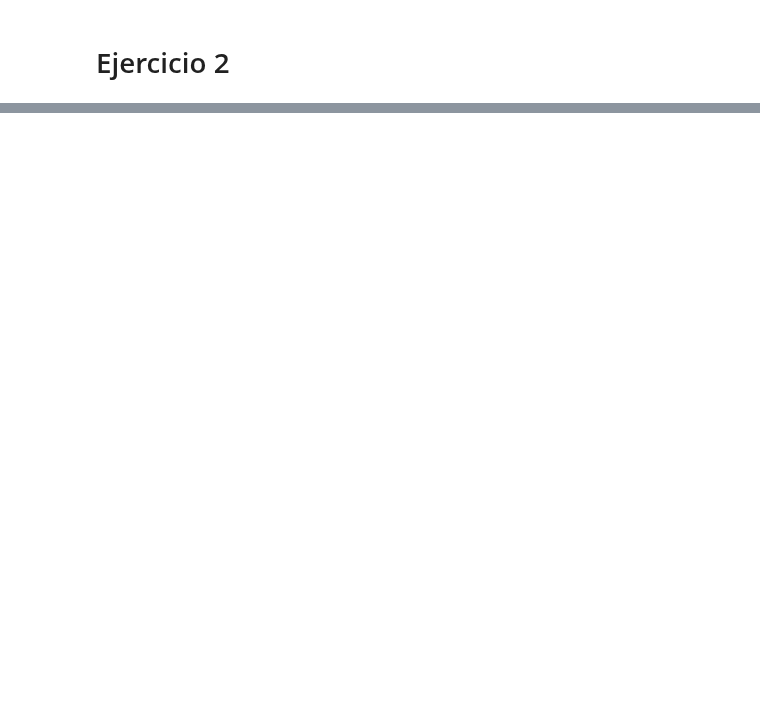
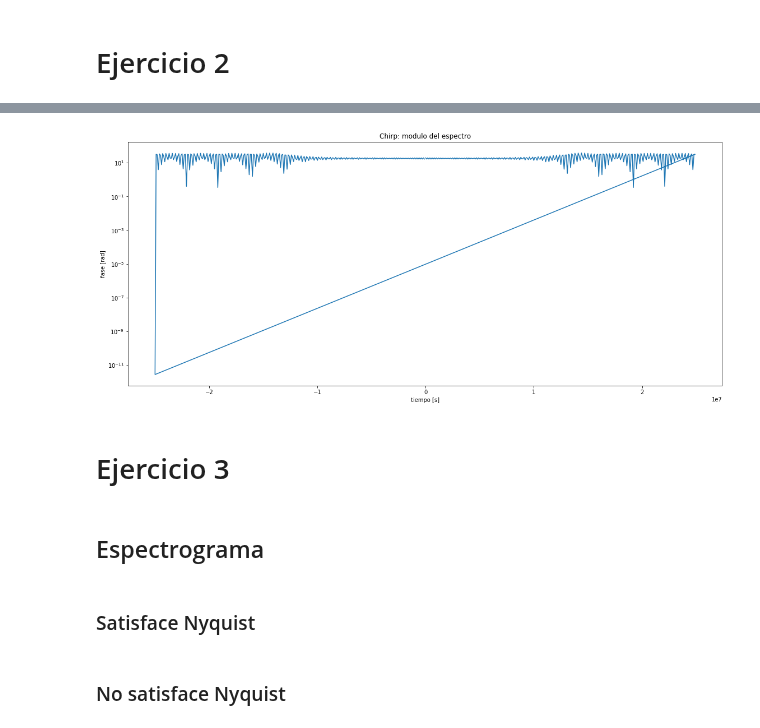
Before and after one commit to rozanecm/6674_tpFinal, a Jupyter notebook: notebooks/Ejercicios.ipynb, the cells around one changed output, grey strips where cells are left out. Cells and saved outputs as stored; diff of their text form; code cells hidden in the pictures; blank space fills up the shorter version.

```diff
--- a/notebooks/Ejercicios.ipynb
+++ b/notebooks/Ejercicios.ipynb
@@ -77,0 +197,25 @@ valor k_2: -38000000
+# %%
+signal = chirp(T_rg, f_s)[1]
+espectro = fft(signal)
+freqs = fftfreq(len(signal), d=1/f_s)
+# %%
+res = (freqs, espectro)
+fig = plt.figure(figsize=(19,8))
+plt.plot(res[0], abs(res[1]))
+plt.title('Chirp: modulo del espectro')
+plt.yscale('log')
+plt.xlabel('tiempo [s]')
+plt.ylabel('fase [rad]')
+
+plt.savefig('../res/02 - chirp modulo de espectro.png')
+plt.show();
+# %% [output]
+[figure, added]
+# %% [markdown]
+# Ejercicio 3
+# %% [markdown]
+## Espectrograma
+# %% [markdown]
+### Satisface Nyquist
+# %% [markdown]
+### No satisface Nyquist
```
Also changed, not shown: parts of 34 cells of this notebook, 4 other files.
